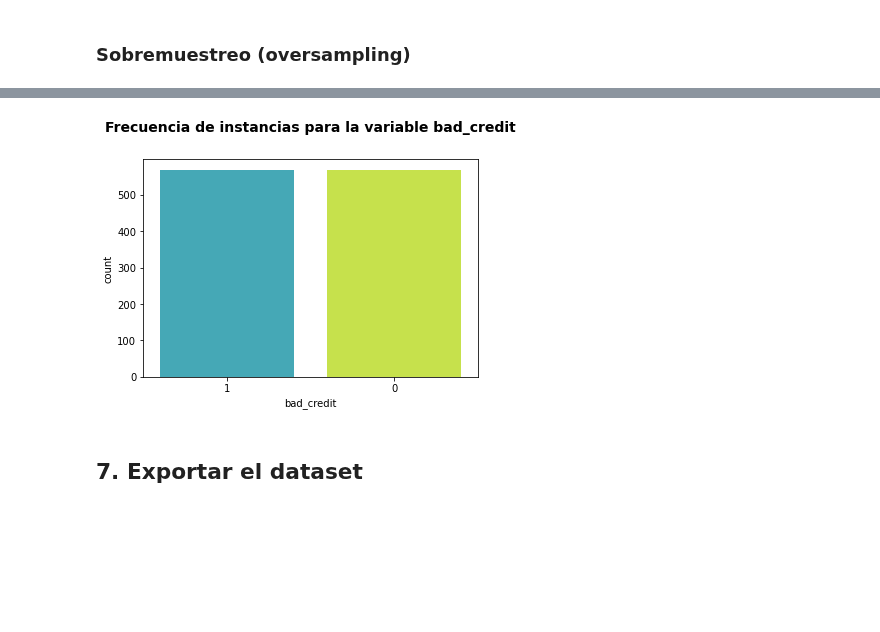
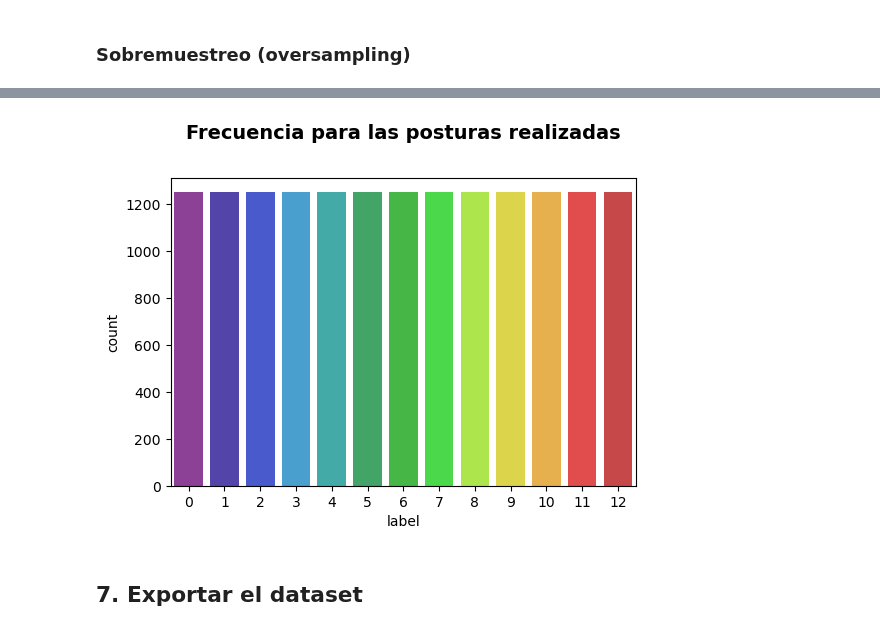
Before and after one commit to repos-especializacion-UdeA/trabajo-final_AA1, a Jupyter notebook: notebooks_pasos_previos/01_preparacion_dataset_clasificacion.ipynb, the cells around one changed output, grey strips where cells are left out. Cells and saved outputs as stored; diff of their text form; code cells hidden in the pictures; blank space fills up the shorter version.

```diff
--- a/notebooks_pasos_previos/01_preparacion_dataset_clasificacion.ipynb
+++ b/notebooks_pasos_previos/01_preparacion_dataset_clasificacion.ipynb
@@ -193,9 +221,0 @@ d[catCols].head(2)
-# %%
-#Lista de variables numéricas
-
-numCols=d.select_dtypes(include = ['float64','int32','int64']).columns.tolist()
-
-#Se elimina el elemento bad_credit de la lista de variables Categóricas
-numCols.remove('bad_credit')
-
-d[numCols].head(2)
@@ -308,16 +292,0 @@ Name: purpose, dtype: int64
-# %%
-#Reemplazo de valores para la agrupación de categorías
-
-#Diccionario con los reemplazos a realizar
-reemplazos = {  "car (new)": "car"
-              , "car (used)": "car"
-              , "retraining": "education"
-              , "domestic appliances": "repairs"}
-
-
-#Se reemplazan los valores de acuerdo con el diccionario creado anteriormente
-d['purpose'] = d['purpose'].map(reemplazos).fillna(d['purpose'])
-
-
-#Visualización de las nuevos valores agrupados para la categoria 'Fuel Type'
-d['purpose'].value_counts().sort_values(ascending=False)
@@ -361,9 +327,9 @@ dp = d.loc[indices_part2]
 # %%
 #utilización de LocalOutlierFactor con 13 vecinos para identificar valores atípicos en las variables de entrada
 
-
+vecinos = 13
 # crear un objeto LocalOutlierFactor con n_neighbors=13
-lof = LocalOutlierFactor(n_neighbors=13, contamination=0.1)
+lof = LocalOutlierFactor(n_neighbors = vecinos, contamination=0.1)
 
 # identificar los valores atípicos por medio de lof
 y_pred = lof.fit_predict(df[numCols])
@@ -388,16 +365,18 @@ df.shape
 # %%
-# Se crea un objeto RandomOverSampler que permite crear copias aleatorias de las muestras de la clase
-# minoritaria para igualar el número de muestras entre las diferentes clases.
-oversampler = RandomOverSampler()
+# Se crea un objeto RandomUnderSampler que permite crear copias aleatorias de las muestras de la clase
+
+rus = RandomUnderSampler()
 
 # Se realiza el sobremuestreo para las variables de entrada y salida
-X_resampled, y_resampled = oversampler.fit_resample(df.drop('bad_credit', axis=1), df['bad_credit'])
+
+# Aplicar undersampling
+X_resampled, y_resampled = rus.fit_resample(df[numCols], df['label'])
 
 # Se crean dos dataframes con las variables de entrada y otro con la variable de salida a partir del proceso anterior
-df1 = pd.DataFrame(X_resampled, columns=df.columns.drop('bad_credit'))
+df1 = pd.DataFrame(X_resampled, columns=df[numCols].columns)
 df2 = pd.DataFrame(y_resampled)
 
 # Se concatenan los dataframes horizontalmente
 df_balanced = pd.concat([df1, df2], axis=1)
 
-df=df_balanced
+# df=df_balanced
@@ -416,7 +402,7 @@ df.head(2)
 # %%
-multiple_plot(1, df , None, 'bad_credit', 'countplot', 'Frecuencia de instancias para la variable bad_credit',0)
+multiple_plot(1, df_balanced , None, 'label', 'countplot', 'Frecuencia para las posturas realizadas',0)
 # %% [output]
-[figure, old version]
+[figure, new version]
 # %% [markdown]
 ## 7. Exportar el dataset
 # %%
```
Also changed, not shown: parts of 48 cells of this notebook.
